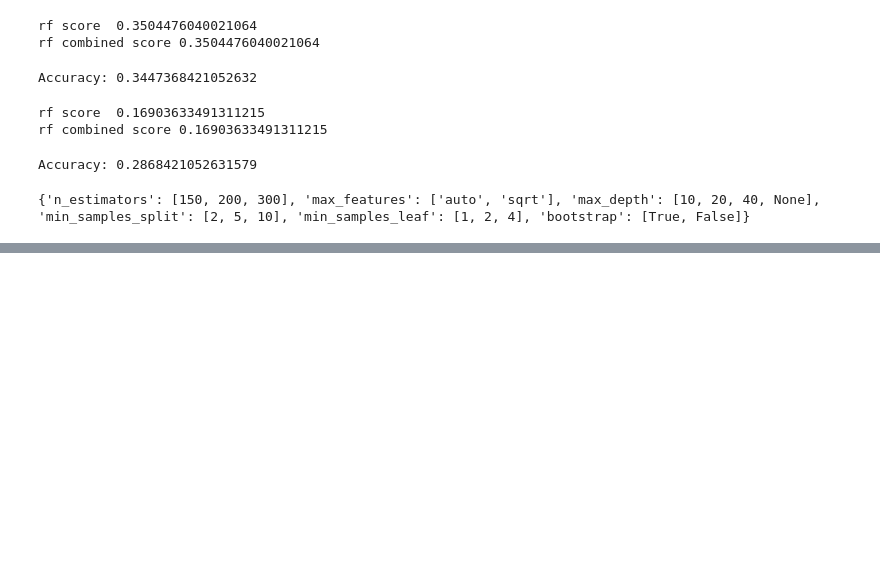
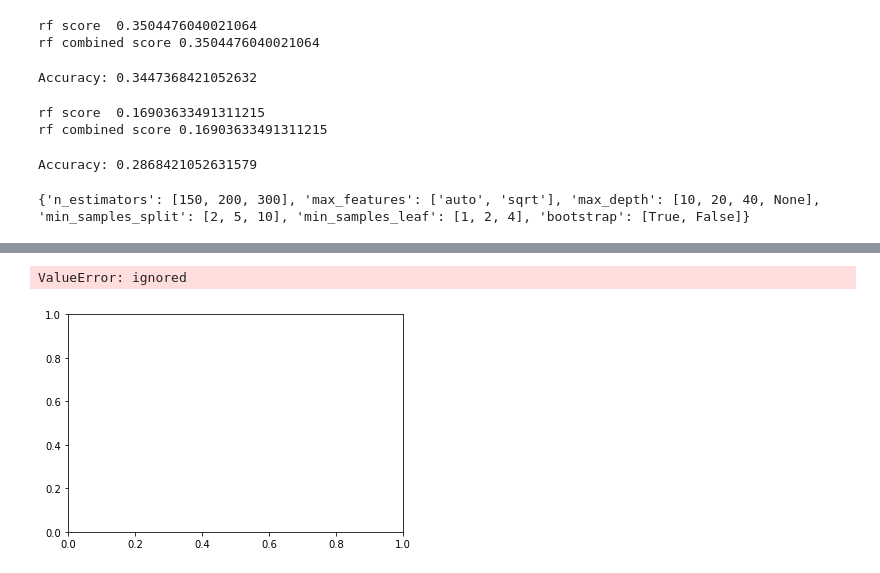
Before and after one commit to HarmanBhutani/ML_projects, a Jupyter notebook: Assignment3_300144160_partB.ipynb, the cells around one changed output, grey strips where cells are left out. Saved outputs shown, nothing was run; the diff lists cells and outputs as text; code cells hidden in the pictures; blank space fills up the shorter version.

```diff
--- a/Assignment3_300144160_partB.ipynb
+++ b/Assignment3_300144160_partB.ipynb
@@ -630,0 +737,4 @@ model.fit(X_train_wordvec, y)
+# %%
+xg_random = RandomizedSearchCV(estimator=xg, param_distributions=param_grid, cv=kfold, verbose=2, random_state=42, n_jobs=-1)
+# %%
+xg_random.fit(tfidf_train, y)
@@ -630,0 +775,15 @@ model.fit(X_train_wordvec, y)
+# %%
+xg = XGBClassifier()
+param_grid = dict(
+        max_depth = 20,
+        learning_rate = 0.1,
+        subsample = 0.8,
+        colsample_bytree = 1.0,
+        colsample_bylevel =0.4,
+        min_child_weight = 7.0,
+        gamma = 0.5,
+        reg_lambda = 100.0,
+         n_estimators = 100)
+kfold = StratifiedKFold(n_splits=10, shuffle=True, random_state=7)
+# %%
+xg.fit(tfidf_train, y)
@@ -641,7 +818,10 @@ print("Accuracy: %.2f%%" % (accuracy * 100.0))
 # %%
 fig, ax = plt.subplots()
-xg_disp = plot_roc_curve(model, X_test_wordvec, y_test, ax=ax)
-rfc_disp = plot_roc_curve(rfc, X_test_wordvec, y_test, alpha=0.8, ax=ax)
+xg_disp = plot_roc_curve(xg, tfidf_test, y_test, ax=ax)
+rfc_disp = plot_roc_curve(rfc, tfidf_test, y_test, alpha=0.8, ax=ax)
+# %% [output]
+ValueError: ignored
+[figure, added]
 # %%
 import pickle
 # %%
```
Also changed, not shown: parts of 23 cells of this notebook.
